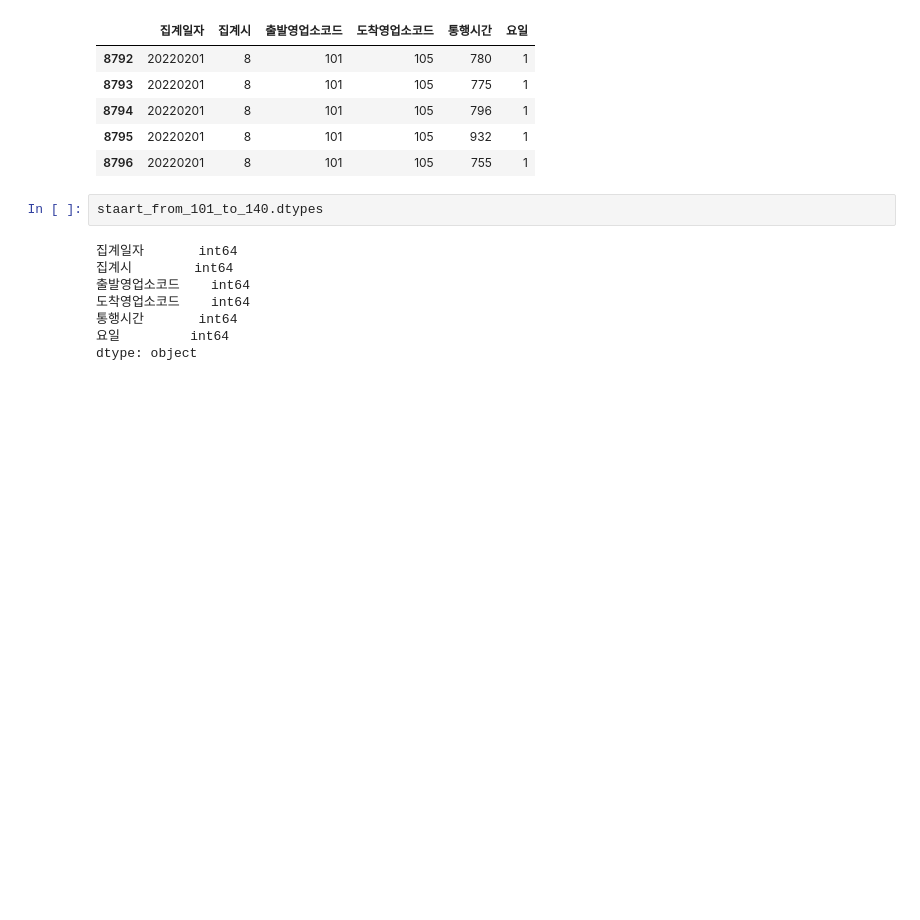
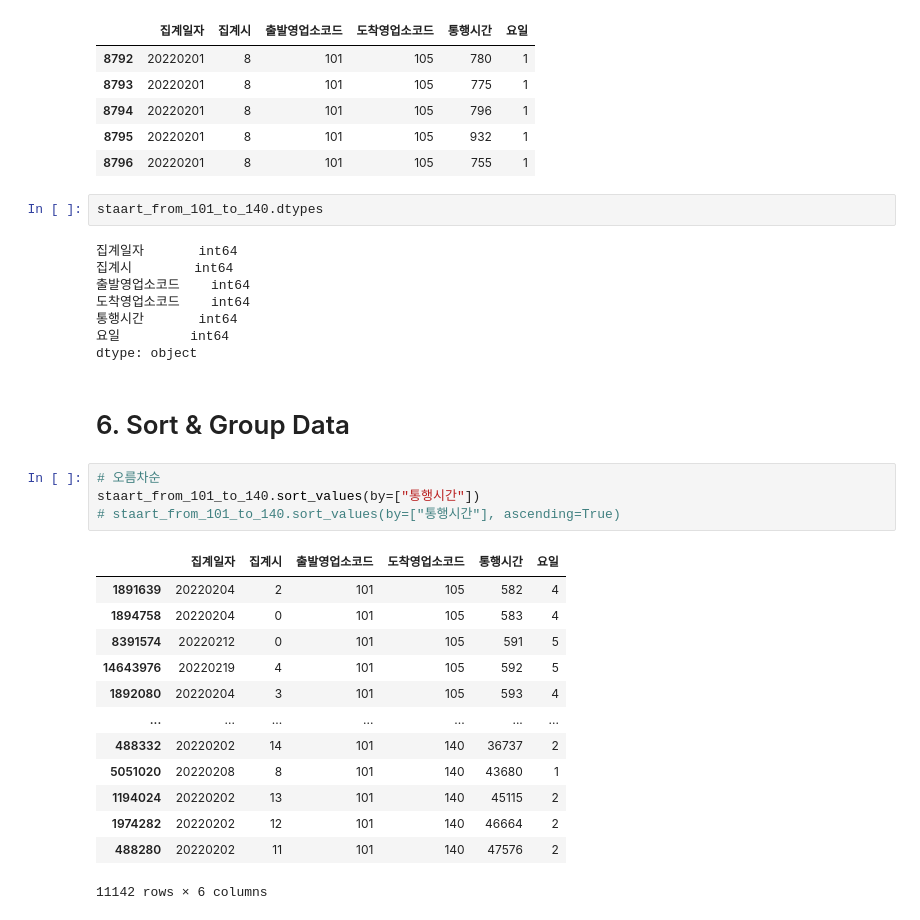
Before and after one commit to maskedrider555/FastCamous_DL, a Jupyter notebook: DataAnalysis/Pandas.ipynb, the cells around one changed output. Drawn from its saved outputs; the diff is of its cells as text; blank space fills up the shorter version.

```diff
--- a/DataAnalysis/Pandas.ipynb
+++ b/DataAnalysis/Pandas.ipynb
@@ -284,3 +284,23 @@ staart_from_101_to_140.dtypes
 통행시간       int64
 요일         int64
 dtype: object
+# %% [markdown]
+# 6. Sort & Group Data
+# %%
+# 오름차순
+staart_from_101_to_140.sort_values(by=["통행시간"])
+# staart_from_101_to_140.sort_values(by=["통행시간"], ascending=True)
+# %% [output]
+|  | 집계일자 | 집계시 | 출발영업소코드 | 도착영업소코드 | 통행시간 | 요일 |
+| 1891639 | 20220204 | 2 | 101 | 105 | 582 | 4 |
+| 1894758 | 20220204 | 0 | 101 | 105 | 583 | 4 |
+| 8391574 | 20220212 | 0 | 101 | 105 | 591 | 5 |
+| 14643976 | 20220219 | 4 | 101 | 105 | 592 | 5 |
+| 1892080 | 20220204 | 3 | 101 | 105 | 593 | 4 |
+| ... | ... | ... | ... | ... | ... | ... |
+| 488332 | 20220202 | 14 | 101 | 140 | 36737 | 2 |
+| 5051020 | 20220208 | 8 | 101 | 140 | 43680 | 1 |
+| 1194024 | 20220202 | 13 | 101 | 140 | 45115 | 2 |
+| 1974282 | 20220202 | 12 | 101 | 140 | 46664 | 2 |
+| 488280 | 20220202 | 11 | 101 | 140 | 47576 | 2 |
+11142 rows × 6 columns
```
Also changed, not shown: parts of 10 cells of this notebook.
